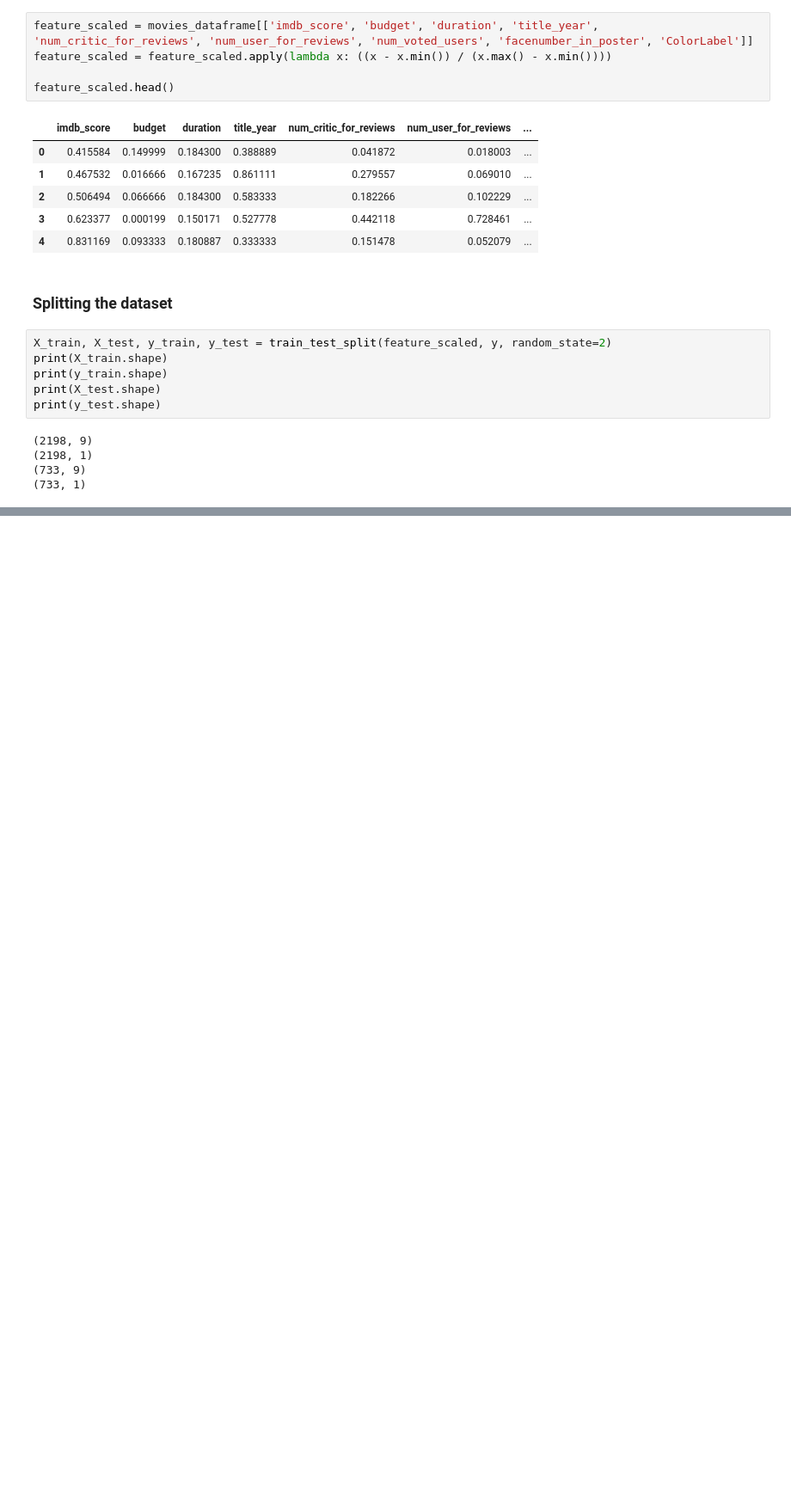
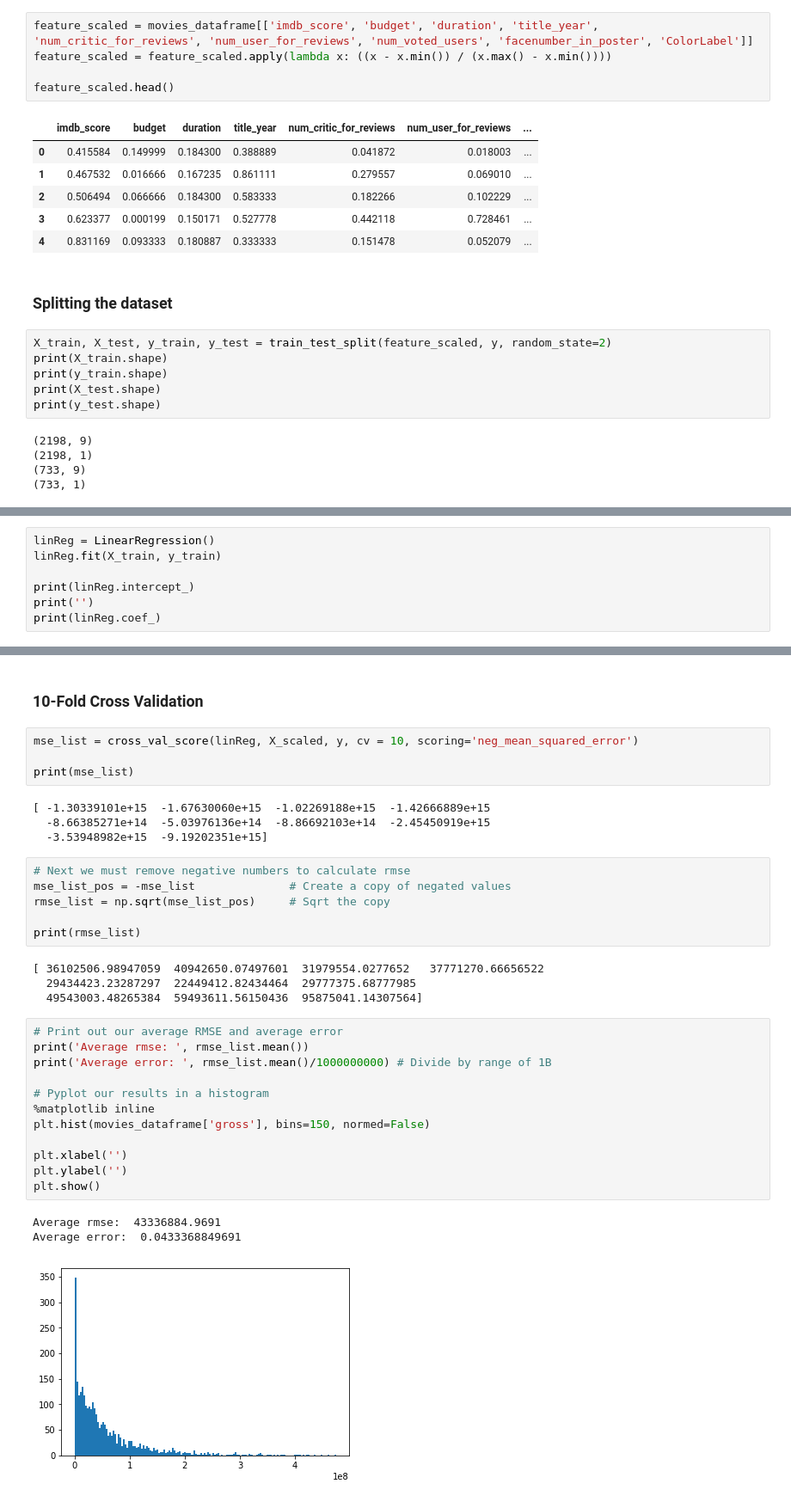
Before and after one commit to marc-hern/Feature-Selection-In-IMDB, a Jupyter notebook: Feature-Selection.ipynb, the cells around one changed output, grey strips where cells are left out. Shown at 86% size. Drawn from its saved outputs; the diff is of its cells as text; blank space fills up the shorter version.

Commit message:
Linear Regression and 10-Fold CV

```diff
--- a/Feature-Selection.ipynb
+++ b/Feature-Selection.ipynb
@@ -348,0 +350,7 @@ print(y_test.shape)
+# %%
+linReg = LinearRegression()
+linReg.fit(X_train, y_train)
+
+print(linReg.intercept_)
+print('')
+print(linReg.coef_)
@@ -348,0 +374,36 @@ print(y_test.shape)
+# %% [markdown]
+### 10-Fold Cross Validation
+# %%
+mse_list = cross_val_score(linReg, X_scaled, y, cv = 10, scoring='neg_mean_squared_error')
+
+print(mse_list)
+# %% [output]
+[ -1.30339101e+15  -1.67630060e+15  -1.02269188e+15  -1.42666889e+15
+  -8.66385271e+14  -5.03976136e+14  -8.86692103e+14  -2.45450919e+15
+  -3.53948982e+15  -9.19202351e+15]
+# %%
+# Next we must remove negative numbers to calculate rmse
+mse_list_pos = -mse_list              # Create a copy of negated values
+rmse_list = np.sqrt(mse_list_pos)     # Sqrt the copy
+
+print(rmse_list)
+# %% [output]
+[ 36102506.98947059  40942650.07497601  31979554.0277652   37771270.66656522
+  29434423.23287297  22449412.82434464  29777375.68777985
+  49543003.48265384  59493611.56150436  95875041.14307564]
+# %%
+# Print out our average RMSE and average error
+print('Average rmse: ', rmse_list.mean())
+print('Average error: ', rmse_list.mean()/1000000000) # Divide by range of 1B
+
+# Pyplot our results in a histogram
+%matplotlib inline
+plt.hist(movies_dataframe['gross'], bins=150, normed=False)
+
+plt.xlabel('')
+plt.ylabel('')
+plt.show()
+# %% [output]
+Average rmse:  43336884.9691
+Average error:  0.0433368849691
+[figure, added]
```
Also changed, not shown: parts of 6 cells of this notebook.
